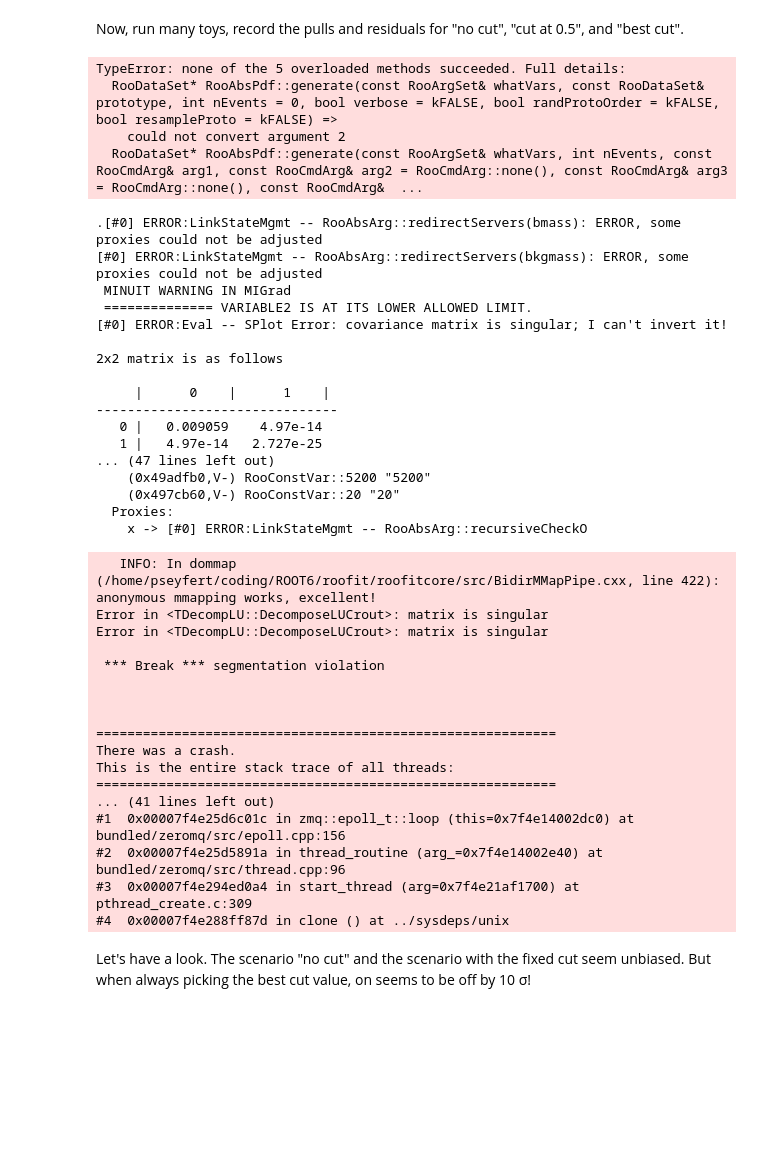
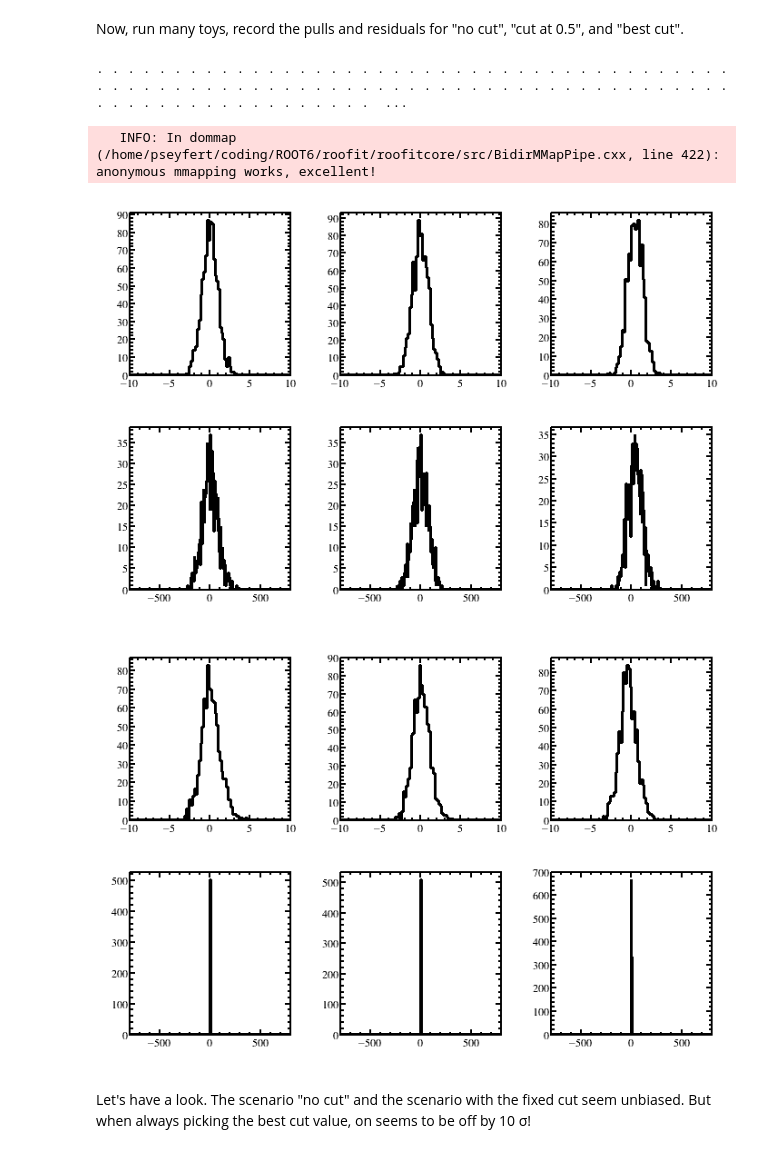
Before and after one commit to pseyfert/ToyFits, a Jupyter notebook: cutoptimisation-part3-sfit.ipynb, the cells around one changed output. Drawn from its saved outputs; the diff is of its cells as text; code cells hidden in the pictures; blank space fills up the shorter version.

```diff
--- a/cutoptimisation-part3-sfit.ipynb
+++ b/cutoptimisation-part3-sfit.ipynb
@@ -128,15 +128,15 @@ def fitwithcut(dataset,cutvalue):
     smalldata = dataset.reduce(Cut("BDT>"+str(cutvalue)))
     #smalldata.Print("V")
     #print "fit mass"
-    combmPDF.fitTo(smalldata,RooFit.Save(False),RooFit.NumCPU(2),RooFit.PrintLevel(-1000))
+    combmPDF.fitTo(smalldata,RooFit.Save(False),RooFit.NumCPU(3),RooFit.PrintLevel(-1000))
     from ROOT.RooStats import SPlot
     #print "call splot"
-    splot = SPlot("splot","splot",smalldata,combmPDF,RooArgList(sigyield,bkgyield),RooArgSet(),True,True)
+    splot = SPlot("splot","splot",smalldata,combmPDF,RooArgList(sigyield,bkgyield))#,RooArgSet(),True,True)
     from ROOT import RooDataSet
     #print "do dataset stuff"
     sdata = RooDataSet("newdata","newdata",smalldata,smalldata.get(),"","sigyield_sw")
     #print "do sfit"
-    btimePDF.fitTo(sdata,RooFit.Save(False),RooFit.NumCPU(2),RooFit.PrintLevel(-1000),RooFit.SumW2Error(True))
+    btimePDF.fitTo(sdata,RooFit.Save(False),RooFit.NumCPU(3),RooFit.PrintLevel(-1000),RooFit.SumW2Error(True))
     #to_be_deleted.append(smalldata)
     #to_be_deleted.append(sdata)
 
@@ -151,7 +151,7 @@ def fitonlymasswithcut(dataset,cutvalue):
     reset()
     smalldata = dataset.reduce(Cut("BDT>"+str(cutvalue)))
     #print "fit mass"
-    fitres = combmPDF.fitTo(smalldata,RooFit.Save(False),RooFit.NumCPU(2),RooFit.PrintLevel(-1000))
+    fitres = combmPDF.fitTo(smalldata,RooFit.Save(False),RooFit.NumCPU(3),RooFit.PrintLevel(-1000))
     #fitres.Print("V")
     destruct_object(smalldata)
     val, err = sigyield.getVal(),sigyield.getError()
@@ -176,14 +176,14 @@ def runtoy():
     res2 = sy2-truesigyield
     pull2 = res2/se2
 
-    bestcut = 0.0
-    bestrel = 1.0
-    for tv in [0.0,0.1,0.2,0.3,0.4,0.5,0.6,0.7,0.8,0.9]:
+    tv = 0.0
+    bestcut = tv
+    by,be = fitonlymasswithcut(toydata,tv)
+    for tv in [0.1,0.2,0.3,0.4,0.5,0.6,0.7,0.8,0.9]:
         y,e = fitonlymasswithcut(toydata,tv)
-        if e/y <= bestrel:
-            bestrel=e/y
-            bestrel=tv
+        if e/y <= be/by:
             by,be = y,e
+            bestcut = tv
     delme,delmetoo,timebest,timeerror = fitwithcut(toydata,bestcut)
     resbest = by-truesigyield
     pullbest = resbest/be
@@ -208,7 +208,6 @@ timereshist = TH1F("timereshist","time residuals without BDT cut",300,-800,800)
 timeres2hist = TH1F("timeres2hist","time residuals with BDT cut",300,-800,800)
 timeresbhist = TH1F("timeresbhist","time residuals with best BDT cut",300,-800,800)
 
-NTOYS=10
 for i in xrange(NTOYS):
     print ".",
     RooRandom.randomGenerator().SetSeed(i)
@@ -230,71 +229,37 @@ cc = TCanvas()
 cc.Divide(3,2)
 cc.cd(1)
 pullhist.Draw()
 cc.cd(2)
 pull2hist.Draw()
 cc.cd(3)
 pullbhist.Draw()
 cc.cd(4)
 reshist.Draw()
 cc.cd(5)
 res2hist.Draw()
 cc.cd(6)
 resbhist.Draw()
 cc.Draw()
 ccc = TCanvas()
 ccc.Divide(3,2)
 ccc.cd(1)
 timepullhist.Draw()
 ccc.cd(2)
 timepull2hist.Draw()
 ccc.cd(3)
 timepullbhist.Draw()
 ccc.cd(4)
 timereshist.Draw()
 ccc.cd(5)
 timeres2hist.Draw()
 ccc.cd(6)
 timeresbhist.Draw()
 ccc.Draw()
 # %% [output]
-TypeError: none of the 5 overloaded methods succeeded. Full details:
-  RooDataSet* RooAbsPdf::generate(const RooArgSet& whatVars, const RooDataSet& prototype, int nEvents = 0, bool verbose = kFALSE, bool randProtoOrder = kFALSE, bool resampleProto = kFALSE) =>
-    could not convert argument 2
-  RooDataSet* RooAbsPdf::generate(const RooArgSet& whatVars, int nEvents, const RooCmdArg& arg1, const RooCmdArg& arg2 = RooCmdArg::none(), const RooCmdArg& arg3 = RooCmdArg::none(), const RooCmdArg&  ...
+. . . . . . . . . . . . . . . . . . . . . . . . . . . . . . . . . . . . . . . . . . . . . . . . . . . . . . . . . . . . . . . . . . . . . . . . . . . . . . . . . . . . . . . . . . . . . . . . . . . .  ...
-.[#0] ERROR:LinkStateMgmt -- RooAbsArg::redirectServers(bmass): ERROR, some proxies could not be adjusted
-[#0] ERROR:LinkStateMgmt -- RooAbsArg::redirectServers(bkgmass): ERROR, some proxies could not be adjusted
- MINUIT WARNING IN MIGrad
- ============== VARIABLE2 IS AT ITS LOWER ALLOWED LIMIT.
-[#0] ERROR:Eval -- SPlot Error: covariance matrix is singular; I can't invert it!
-
-2x2 matrix is as follows
-
-     |      0    |      1    |
--------------------------------
-   0 |   0.009059    4.97e-14
-   1 |   4.97e-14   2.727e-25
-... (47 lines left out)
-    (0x49adfb0,V-) RooConstVar::5200 "5200"
-    (0x497cb60,V-) RooConstVar::20 "20"
-  Proxies:
-    x -> [#0] ERROR:LinkStateMgmt -- RooAbsArg::recursiveCheckO
+   INFO: In dommap (/home/pseyfert/coding/ROOT6/roofit/roofitcore/src/BidirMMapPipe.cxx, line 422): anonymous mmapping works, excellent!
-   INFO: In dommap (/home/pseyfert/coding/ROOT6/roofit/roofitcore/src/BidirMMapPipe.cxx, line 422): anonymous mmapping works, excellent!
-Error in <TDecompLU::DecomposeLUCrout>: matrix is singular
-Error in <TDecompLU::DecomposeLUCrout>: matrix is singular
-
- *** Break *** segmentation violation
-
-
-
-===========================================================
-There was a crash.
-This is the entire stack trace of all threads:
-===========================================================
-... (41 lines left out)
-#1  0x00007f4e25d6c01c in zmq::epoll_t::loop (this=0x7f4e14002dc0) at bundled/zeromq/src/epoll.cpp:156
-#2  0x00007f4e25d5891a in thread_routine (arg_=0x7f4e14002e40) at bundled/zeromq/src/thread.cpp:96
-#3  0x00007f4e294ed0a4 in start_thread (arg=0x7f4e21af1700) at pthread_create.c:309
-#4  0x00007f4e288ff87d in clone () at ../sysdeps/unix
+[figure, added]
+[figure, added]
 # %% [markdown]
 Let's have a look. The scenario "no cut" and the scenario with the fixed cut seem unbiased. But when always picking the best cut value, on seems to be off by 10 σ!
 # %%
```
Also changed, not shown: parts of 2 cells of this notebook, 1 other file.
